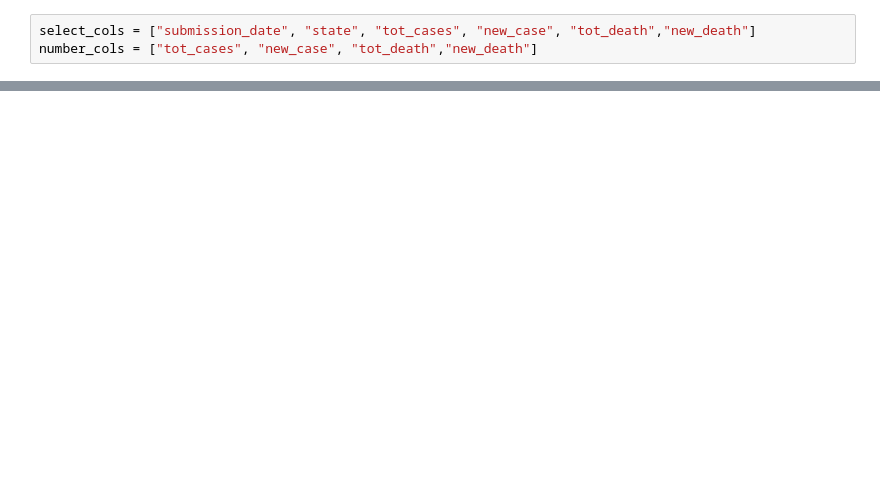
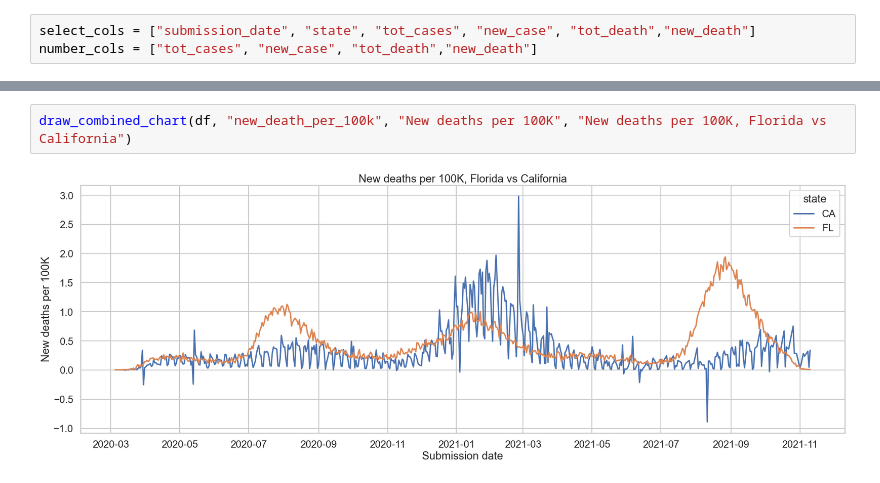
Before and after one commit to j-bennet/talks, a Jupyter notebook: 2021/covid-fl-ca/florida-vs-california.ipynb, the cells around one changed output, grey strips where cells are left out. Drawn from its saved outputs; the diff is of its cells as text; blank space fills up the shorter version.

```diff
--- a/2021/covid-fl-ca/florida-vs-california.ipynb
+++ b/2021/covid-fl-ca/florida-vs-california.ipynb
@@ -108,0 +202,4 @@ dfp = pd.read_csv("nst-est2019-alldata.csv", )
+# %%
+draw_combined_chart(df, "new_death_per_100k", "New deaths per 100K", "New deaths per 100K, Florida vs California")
+# %% [output]
+[figure, added]
```
Also changed, not shown: parts of 30 cells of this notebook, 1 other file.
